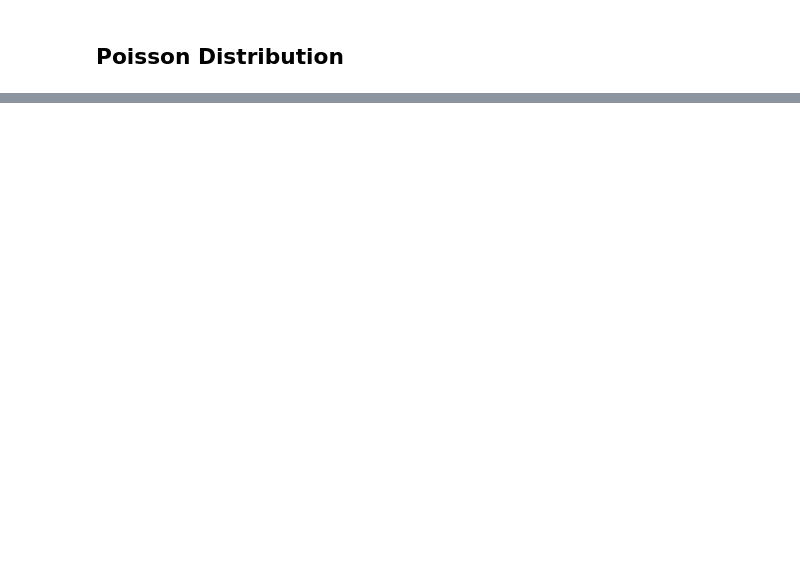
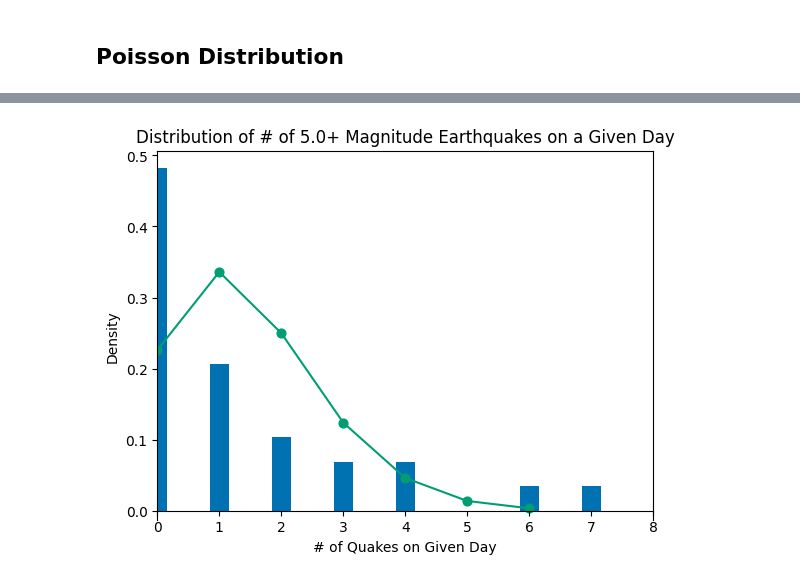
Before and after one commit to mshsu/probasets, a Jupyter notebook: notebooks/actions_test.ipynb, the cells around one changed output, grey strips where cells are left out. Cells and saved outputs as stored; diff of their text form; code cells hidden in the pictures; blank space fills up the shorter version.

```diff
--- a/notebooks/actions_test.ipynb
+++ b/notebooks/actions_test.ipynb
@@ -151,20 +171,22 @@ plt.show()
 # %%
 # This makes it so our histogram bar centers line up with the dots on the theoretical distribution
-# bin_edges=[i+0.5 for i in list(range(min(df_counts["date"])-1, max(df_counts["date"])+1, 1))]
+bin_edges=[i+0.5 for i in list(range(min(df_counts["date"])-1, max(df_counts["date"])+1, 1))]
 
 # This is the number of days in our timeframe
-# t=1
-# This is our Poisson parameter mu
-# mu=lambd*t
+t=1
+This is our Poisson parameter mu
+mu=lambd*t
 
 # Plotting the observed data
-# df_counts["date"].hist(density=True, bins=bin_edges, rwidth=0.3, grid=False)
-# Plotting the theoretical distribution
-# Poisson(mu).plot()
+df_counts["date"].hist(density=True, bins=bin_edges, rwidth=0.3, grid=False)
+Plotting the theoretical distribution
+Poisson(mu).plot()
 
 # Cosmetic stuff
-# plt.ylabel(ylabel="Density")
-# plt.xlabel(xlabel="# of Quakes on Given Day")
-# plt.title(label="Distribution of # of 5.0+ Magnitude Earthquakes on a Given Day")
-# plt.xlim((0,max(df_counts["date"])+1))
-# plt.show()
+plt.ylabel(ylabel="Density")
+plt.xlabel(xlabel="# of Quakes on Given Day")
+plt.title(label="Distribution of # of 5.0+ Magnitude Earthquakes on a Given Day")
+plt.xlim((0,max(df_counts["date"])+1))
+plt.show()
+# %% [output]
+[figure, added]
```
Also changed, not shown: parts of 6 cells of this notebook.
